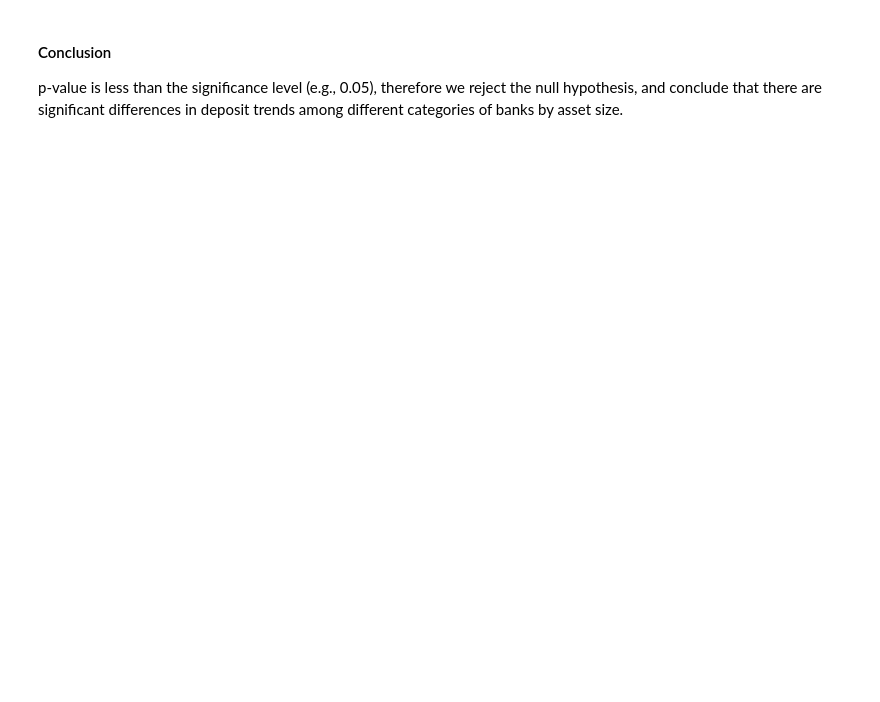
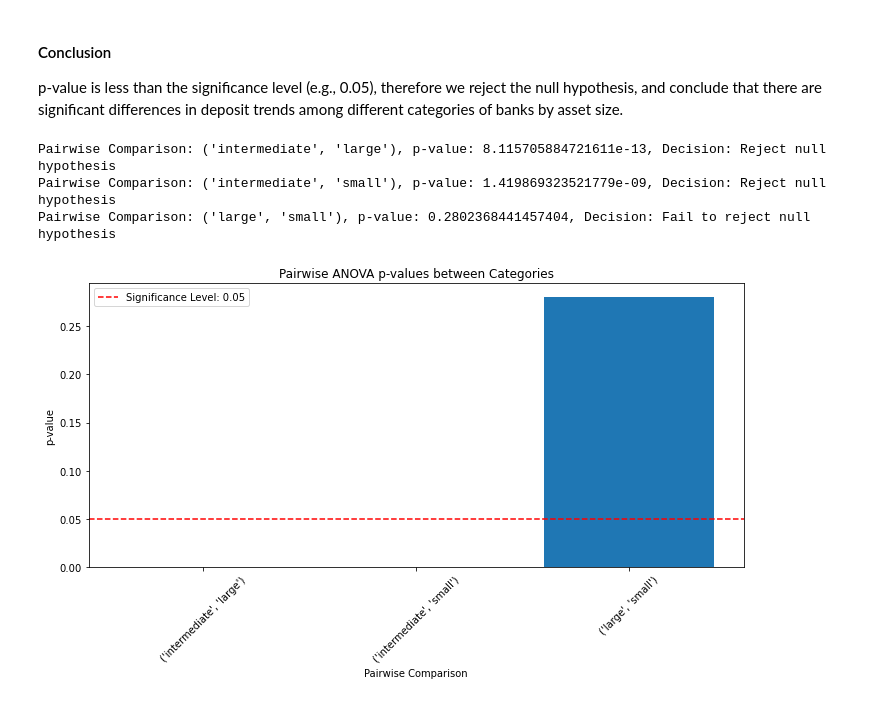
Before and after one commit to hughdingb58/deposit_size_prediction, a Jupyter notebook: Supervised_Learning.ipynb, the cells around one changed output. Saved outputs shown, nothing was run; the diff lists cells and outputs as text; code cells hidden in the pictures; blank space fills up the shorter version.

```diff
--- a/Supervised_Learning.ipynb
+++ b/Supervised_Learning.ipynb
@@ -481,3 +448,56 @@ p_value_anova
 # %% [markdown]
 #### Conclusion
 p-value is less than the significance level (e.g., 0.05), therefore we reject the null hypothesis, and conclude that there are significant differences in deposit trends among different categories of banks by asset size.
+# %%
+# Hypothesis II:
+
+def pairwise_anova(lagged_df):
+    """
+    Perform pairwise ANOVA comparisons between categories.
+
+    Args:
+    - lagged_df (DataFrame): DataFrame containing the lagged data.
+
+    Returns:
+    - DataFrame: DataFrame containing pairwise ANOVA p-values.
+    """
+    categories = lagged_df['category'].unique()
+    pairwise_comparisons = list(combinations(categories, 2))
+
+    p_values = []
+    for cat1, cat2 in pairwise_comparisons:
+        data_cat1 = lagged_df[lagged_df['category'] == cat1]['total_deposits']
+        data_cat2 = lagged_df[lagged_df['category'] == cat2]['total_deposits']
+        result = f_oneway(data_cat1, data_cat2)
+        p_values.append(result.pvalue)
+
+    pairwise_anova_results = pd.DataFrame({'Pairwise Comparison': pairwise_comparisons, 'p-value': p_values})
+
+    # Print p-values by comparison and decision
+    for i, row in pairwise_anova_results.iterrows():
+        if row['p-value'] < 0.05:
+            decision = 'Reject null hypothesis'
+        else:
+            decision = 'Fail to reject null hypothesis'
+        print(f"Pairwise Comparison: {row['Pairwise Comparison']}, p-value: {row['p-value']}, Decision: {decision}")
+
+    return pairwise_anova_results
+
+pairwise_anova_results = pairwise_anova(lagged_df)
+
+# Visualize the p-values
+fig, ax = plt.subplots(figsize=(10, 6))
+ax.bar(range(len(pairwise_anova_results)), pairwise_anova_results['p-value'], tick_label=pairwise_anova_results['Pairwise Comparison'])
+ax.axhline(y=0.05, color='r', linestyle='--', label='Significance Level: 0.05')
+ax.set_xlabel('Pairwise Comparison')
+ax.set_ylabel('p-value')
+ax.set_title('Pairwise ANOVA p-values between Categories')
+ax.legend()
+plt.xticks(rotation=45)
+plt.tight_layout()
+plt.show()
+# %% [output]
+Pairwise Comparison: ('intermediate', 'large'), p-value: 8.115705884721611e-13, Decision: Reject null hypothesis
+Pairwise Comparison: ('intermediate', 'small'), p-value: 1.419869323521779e-09, Decision: Reject null hypothesis
+Pairwise Comparison: ('large', 'small'), p-value: 0.2802368441457404, Decision: Fail to reject null hypothesis
+[figure, added]
```
Also changed, not shown: parts of 10 cells of this notebook.
